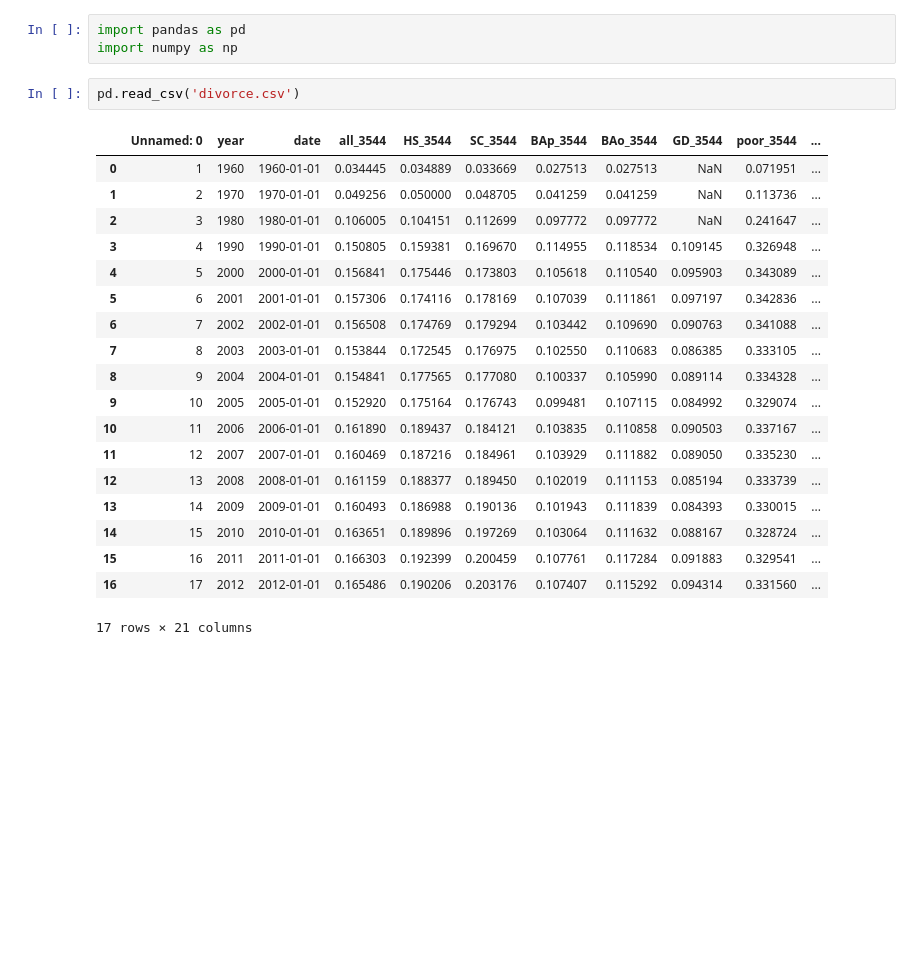
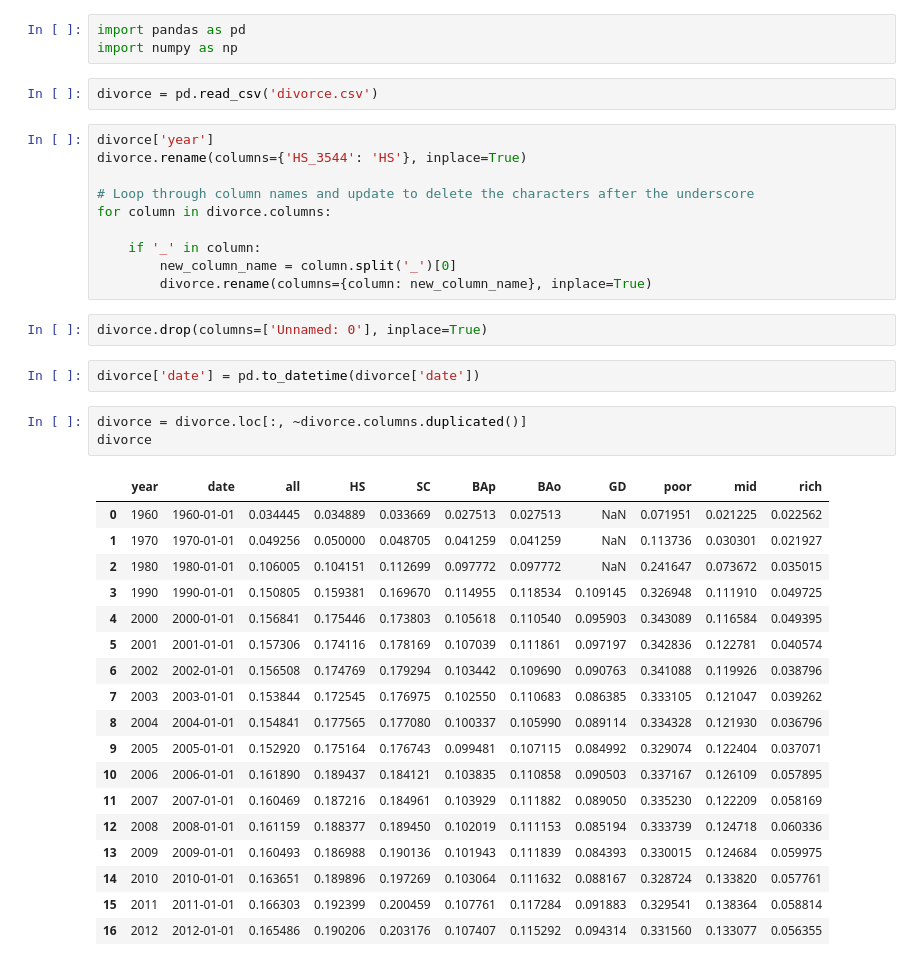
Before and after one commit to FroCode/Marriage-Analyst, a Jupyter notebook: dataframe.ipynb, the cells around one changed output. Saved outputs shown, nothing was run; the diff lists cells and outputs as text; blank space fills up the shorter version.

Commit message:
cleaned divorce data : - remove duplicates - edit columns names and change charchters to uppercase

```diff
--- a/dataframe.ipynb
+++ b/dataframe.ipynb
@@ -2,24 +2,40 @@
 import pandas as pd
 import numpy as np
 # %%
-pd.read_csv('divorce.csv')
+divorce = pd.read_csv('divorce.csv')
-# %% [output]
-|  | Unnamed: 0 | year | date | all_3544 | HS_3544 | SC_3544 | BAp_3544 | BAo_3544 | GD_3544 | poor_3544 | ... |
-| 0 | 1 | 1960 | 1960-01-01 | 0.034445 | 0.034889 | 0.033669 | 0.027513 | 0.027513 | NaN | 0.071951 | ... |
-| 1 | 2 | 1970 | 1970-01-01 | 0.049256 | 0.050000 | 0.048705 | 0.041259 | 0.041259 | NaN | 0.113736 | ... |
-| 2 | 3 | 1980 | 1980-01-01 | 0.106005 | 0.104151 | 0.112699 | 0.097772 | 0.097772 | NaN | 0.241647 | ... |
-| 3 | 4 | 1990 | 1990-01-01 | 0.150805 | 0.159381 | 0.169670 | 0.114955 | 0.118534 | 0.109145 | 0.326948 | ... |
-| 4 | 5 | 2000 | 2000-01-01 | 0.156841 | 0.175446 | 0.173803 | 0.105618 | 0.110540 | 0.095903 | 0.343089 | ... |
-| 5 | 6 | 2001 | 2001-01-01 | 0.157306 | 0.174116 | 0.178169 | 0.107039 | 0.111861 | 0.097197 | 0.342836 | ... |
-| 6 | 7 | 2002 | 2002-01-01 | 0.156508 | 0.174769 | 0.179294 | 0.103442 | 0.109690 | 0.090763 | 0.341088 | ... |
-| 7 | 8 | 2003 | 2003-01-01 | 0.153844 | 0.172545 | 0.176975 | 0.102550 | 0.110683 | 0.086385 | 0.333105 | ... |
-| 8 | 9 | 2004 | 2004-01-01 | 0.154841 | 0.177565 | 0.177080 | 0.100337 | 0.105990 | 0.089114 | 0.334328 | ... |
-| 9 | 10 | 2005 | 2005-01-01 | 0.152920 | 0.175164 | 0.176743 | 0.099481 | 0.107115 | 0.084992 | 0.329074 | ... |
-| 10 | 11 | 2006 | 2006-01-01 | 0.161890 | 0.189437 | 0.184121 | 0.103835 | 0.110858 | 0.090503 | 0.337167 | ... |
-| 11 | 12 | 2007 | 2007-01-01 | 0.160469 | 0.187216 | 0.184961 | 0.103929 | 0.111882 | 0.089050 | 0.335230 | ... |
-| 12 | 13 | 2008 | 2008-01-01 | 0.161159 | 0.188377 | 0.189450 | 0.102019 | 0.111153 | 0.085194 | 0.333739 | ... |
-| 13 | 14 | 2009 | 2009-01-01 | 0.160493 | 0.186988 | 0.190136 | 0.101943 | 0.111839 | 0.084393 | 0.330015 | ... |
-| 14 | 15 | 2010 | 2010-01-01 | 0.163651 | 0.189896 | 0.197269 | 0.103064 | 0.111632 | 0.088167 | 0.328724 | ... |
-| 15 | 16 | 2011 | 2011-01-01 | 0.166303 | 0.192399 | 0.200459 | 0.107761 | 0.117284 | 0.091883 | 0.329541 | ... |
-| 16 | 17 | 2012 | 2012-01-01 | 0.165486 | 0.190206 | 0.203176 | 0.107407 | 0.115292 | 0.094314 | 0.331560 | ... |
-17 rows × 21 columns
+# %%
+divorce['year']
+divorce.rename(columns={'HS_3544': 'HS'}, inplace=True)
+
+# Loop through column names and update to delete the characters after the underscore
+for column in divorce.columns:
+
+    if '_' in column:
+        new_column_name = column.split('_')[0]
+        divorce.rename(columns={column: new_column_name}, inplace=True)
+# %%
+divorce.drop(columns=['Unnamed: 0'], inplace=True)
+# %%
+divorce['date'] = pd.to_datetime(divorce['date'])
+# %%
+divorce = divorce.loc[:, ~divorce.columns.duplicated()]
+divorce
+# %% [output]
+|  | year | date | all | HS | SC | BAp | BAo | GD | poor | mid | rich |
+| 0 | 1960 | 1960-01-01 | 0.034445 | 0.034889 | 0.033669 | 0.027513 | 0.027513 | NaN | 0.071951 | 0.021225 | 0.022562 |
+| 1 | 1970 | 1970-01-01 | 0.049256 | 0.050000 | 0.048705 | 0.041259 | 0.041259 | NaN | 0.113736 | 0.030301 | 0.021927 |
+| 2 | 1980 | 1980-01-01 | 0.106005 | 0.104151 | 0.112699 | 0.097772 | 0.097772 | NaN | 0.241647 | 0.073672 | 0.035015 |
+| 3 | 1990 | 1990-01-01 | 0.150805 | 0.159381 | 0.169670 | 0.114955 | 0.118534 | 0.109145 | 0.326948 | 0.111910 | 0.049725 |
+| 4 | 2000 | 2000-01-01 | 0.156841 | 0.175446 | 0.173803 | 0.105618 | 0.110540 | 0.095903 | 0.343089 | 0.116584 | 0.049395 |
+| 5 | 2001 | 2001-01-01 | 0.157306 | 0.174116 | 0.178169 | 0.107039 | 0.111861 | 0.097197 | 0.342836 | 0.122781 | 0.040574 |
+| 6 | 2002 | 2002-01-01 | 0.156508 | 0.174769 | 0.179294 | 0.103442 | 0.109690 | 0.090763 | 0.341088 | 0.119926 | 0.038796 |
+| 7 | 2003 | 2003-01-01 | 0.153844 | 0.172545 | 0.176975 | 0.102550 | 0.110683 | 0.086385 | 0.333105 | 0.121047 | 0.039262 |
+| 8 | 2004 | 2004-01-01 | 0.154841 | 0.177565 | 0.177080 | 0.100337 | 0.105990 | 0.089114 | 0.334328 | 0.121930 | 0.036796 |
+| 9 | 2005 | 2005-01-01 | 0.152920 | 0.175164 | 0.176743 | 0.099481 | 0.107115 | 0.084992 | 0.329074 | 0.122404 | 0.037071 |
+| 10 | 2006 | 2006-01-01 | 0.161890 | 0.189437 | 0.184121 | 0.103835 | 0.110858 | 0.090503 | 0.337167 | 0.126109 | 0.057895 |
+| 11 | 2007 | 2007-01-01 | 0.160469 | 0.187216 | 0.184961 | 0.103929 | 0.111882 | 0.089050 | 0.335230 | 0.122209 | 0.058169 |
+| 12 | 2008 | 2008-01-01 | 0.161159 | 0.188377 | 0.189450 | 0.102019 | 0.111153 | 0.085194 | 0.333739 | 0.124718 | 0.060336 |
+| 13 | 2009 | 2009-01-01 | 0.160493 | 0.186988 | 0.190136 | 0.101943 | 0.111839 | 0.084393 | 0.330015 | 0.124684 | 0.059975 |
+| 14 | 2010 | 2010-01-01 | 0.163651 | 0.189896 | 0.197269 | 0.103064 | 0.111632 | 0.088167 | 0.328724 | 0.133820 | 0.057761 |
+| 15 | 2011 | 2011-01-01 | 0.166303 | 0.192399 | 0.200459 | 0.107761 | 0.117284 | 0.091883 | 0.329541 | 0.138364 | 0.058814 |
+| 16 | 2012 | 2012-01-01 | 0.165486 | 0.190206 | 0.203176 | 0.107407 | 0.115292 | 0.094314 | 0.331560 | 0.133077 | 0.056355 |
```
Also changed, not shown: parts of 6 cells of this notebook, 1 other file.
